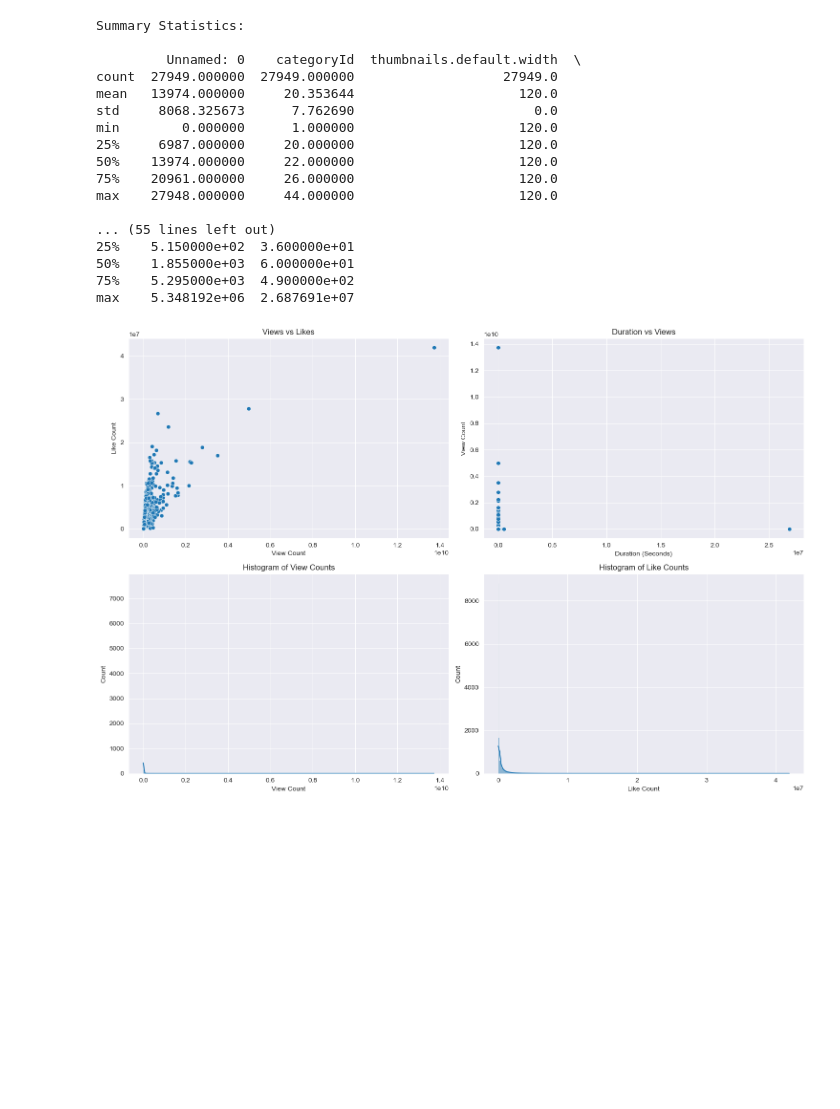
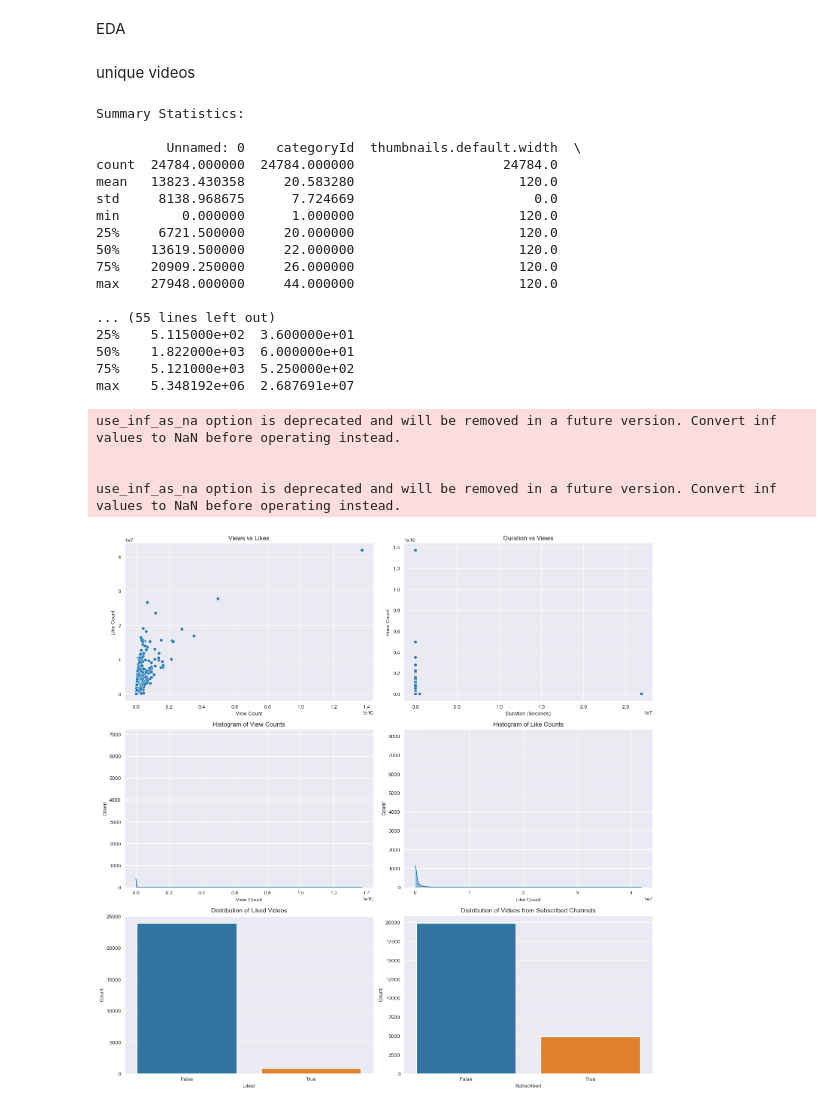
Before and after one commit to mustafamyldz/YouTube-user-data-analysis, a Jupyter notebook: EDA.ipynb, the cells around one changed output. Cells and saved outputs as stored; diff of their text form; code cells hidden in the pictures; blank space fills up the shorter version.

Commit message:
finalized data cleanup and did EDA

```diff
--- a/EDA.ipynb
+++ b/EDA.ipynb
@@ -1,3 +1,7 @@
+# %% [markdown]
+EDA
+# %% [markdown]
+unique videos
 # %%
 # Import necessary libraries
 import pandas as pd
@@ -5,63 +9,81 @@ import matplotlib.pyplot as plt
 import seaborn as sns
 
 # Load your cleaned dataset
-# Replace 'cleaned_dataset.csv' with the path to your cleaned dataset file
-df = pd.read_csv('hist_cleaned.csv')
+df = pd.read_csv('data.csv').drop_duplicates(subset=['id'])
+df = df[~df['tags'].str.contains('shorts', case=False, na=False)]
 
 # EDA: Summary Statistics
 print("Summary Statistics:\n")
 print(df.describe())
 
 # Visualizations
-plt.figure(figsize=(15, 10))
+plt.figure(figsize=(15, 15))
 
 # Plotting Views vs Likes
-plt.subplot(2, 2, 1)
+plt.subplot(3, 2, 1)
 sns.scatterplot(x='viewCount', y='likeCount', data=df)
 plt.title('Views vs Likes')
 plt.xlabel('View Count')
 plt.ylabel('Like Count')
 
 # Plotting Duration vs Views
-plt.subplot(2, 2, 2)
+plt.subplot(3, 2, 2)
 sns.scatterplot(x='duration_sec', y='viewCount', data=df)
 plt.title('Duration vs Views')
 plt.xlabel('Duration (Seconds)')
 plt.ylabel('View Count')
 
 # Histogram of View Counts
-plt.subplot(2, 2, 3)
+plt.subplot(3, 2, 3)
 sns.histplot(df['viewCount'], kde=True)
 plt.title('Histogram of View Counts')
 plt.xlabel('View Count')
 
 # Histogram of Like Counts
-plt.subplot(2, 2, 4)
+plt.subplot(3, 2, 4)
 sns.histplot(df['likeCount'], kde=True)
 plt.title('Histogram of Like Counts')
 plt.xlabel('Like Count')
 
+# Liked Videos Distribution
+plt.subplot(3, 2, 5)
+sns.countplot(x='liked', data=df)
+plt.title('Distribution of Liked Videos')
+plt.xlabel('Liked')
+plt.ylabel('Count')
+
+# Subscribed Channel Videos Distribution
+plt.subplot(3, 2, 6)
+sns.countplot(x='subscribed', data=df)
+plt.title('Distribution of Videos from Subscribed Channels')
+plt.xlabel('Subscribed')
+plt.ylabel('Count')
+
 plt.tight_layout()
 plt.show()
 # %% [output]
 Summary Statistics:
 
          Unnamed: 0    categoryId  thumbnails.default.width  \
-count  27949.000000  27949.000000                   27949.0
-mean   13974.000000     20.353644                     120.0
-std     8068.325673      7.762690                       0.0
+count  24784.000000  24784.000000                   24784.0
+mean   13823.430358     20.583280                     120.0
+std     8138.968675      7.724669                       0.0
 min        0.000000      1.000000                     120.0
-25%     6987.000000     20.000000                     120.0
-50%    13974.000000     22.000000                     120.0
-75%    20961.000000     26.000000                     120.0
+25%     6721.500000     20.000000                     120.0
+50%    13619.500000     22.000000                     120.0
+75%    20909.250000     26.000000                     120.0
 max    27948.000000     44.000000                     120.0
 
 ... (55 lines left out)
-25%    5.150000e+02  3.600000e+01
-50%    1.855000e+03  6.000000e+01
-75%    5.295000e+03  4.900000e+02
+25%    5.115000e+02  3.600000e+01
+50%    1.822000e+03  6.000000e+01
+75%    5.121000e+03  5.250000e+02
 max    5.348192e+06  2.687691e+07
+use_inf_as_na option is deprecated and will be removed in a future version. Convert inf values to NaN before operating instead.
+
+
+use_inf_as_na option is deprecated and will be removed in a future version. Convert inf values to NaN before operating instead.
-[figure, old version]
+[figure, new version]
 # %%
 import pandas as pd
 import matplotlib.pyplot as plt
```
Also changed, not shown: parts of 15 cells of this notebook, 5 other files.
